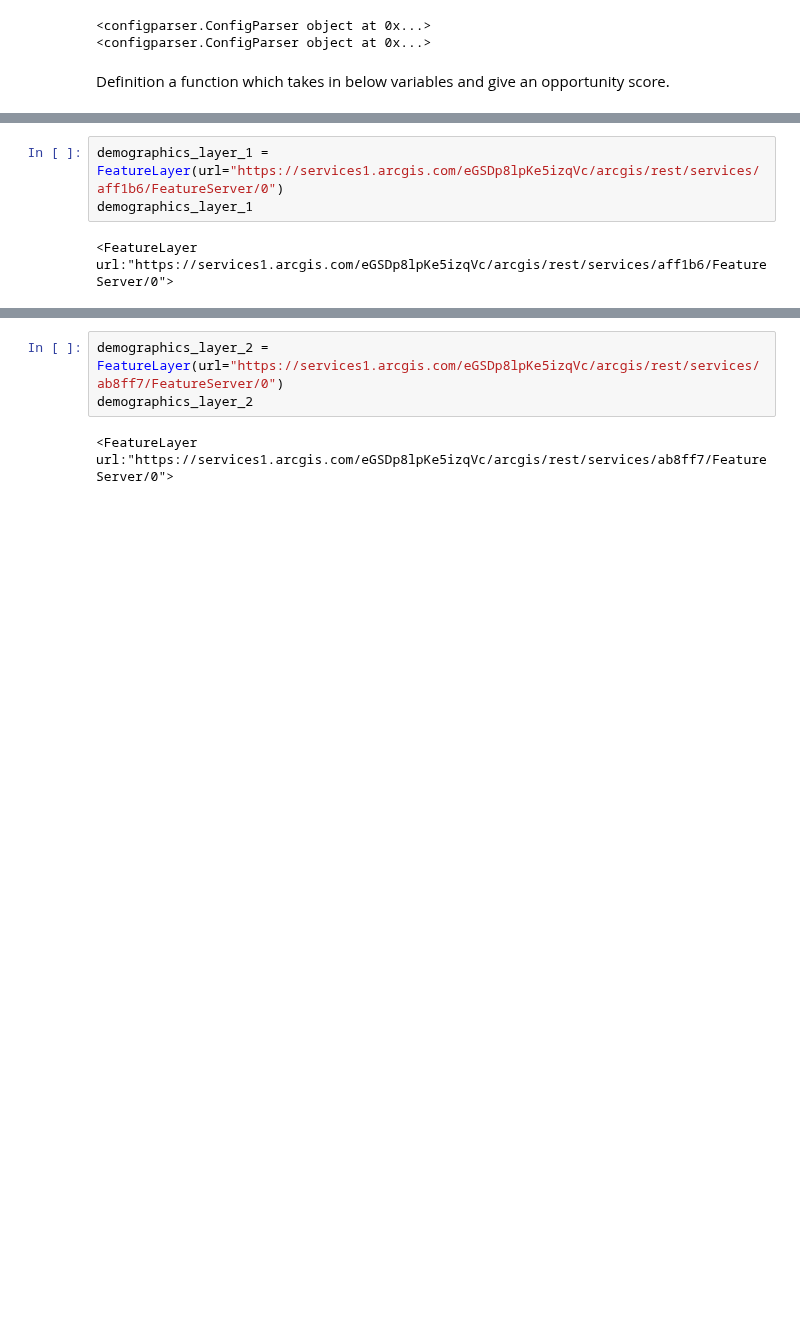
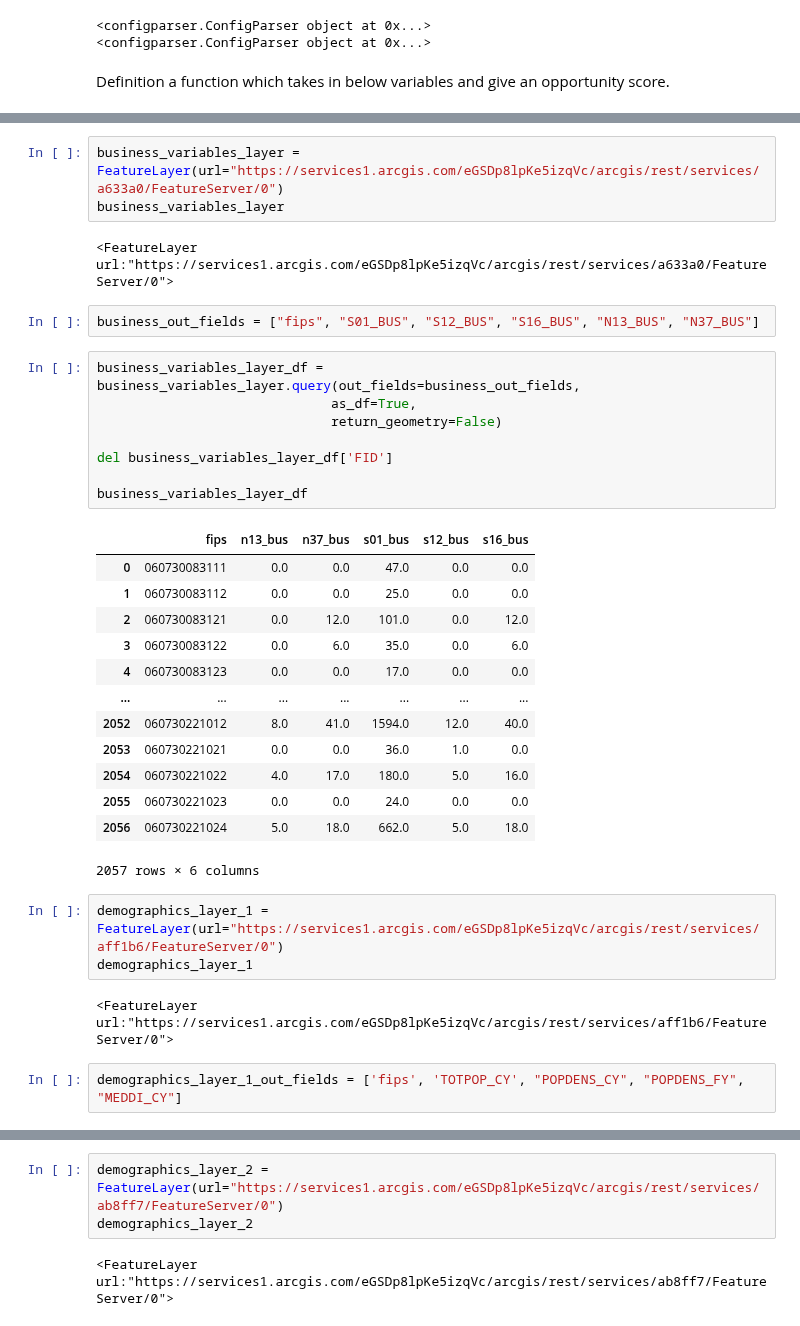
Before and after one commit to amoltkale/ai_chatbot_food_knowledge_graph, a Jupyter notebook: arc_gis/resource_data_creation/opportunity_and_competition_level_score.ipynb, the cells around one changed output, grey strips where cells are left out. Saved outputs shown, nothing was run; the diff lists cells and outputs as text; blank space fills up the shorter version.

```diff
--- a/arc_gis/resource_data_creation/opportunity_and_competition_level_score.ipynb
+++ b/arc_gis/resource_data_creation/opportunity_and_competition_level_score.ipynb
@@ -30,5 +64,36 @@ consumer_spending_layer
+# %%
+business_variables_layer = FeatureLayer(url="https://services1.arcgis.com/eGSDp8lpKe5izqVc/arcgis/rest/services/a633a0/FeatureServer/0")
+business_variables_layer
+# %% [output]
+<FeatureLayer url:"https://services1.arcgis.com/eGSDp8lpKe5izqVc/arcgis/rest/services/a633a0/FeatureServer/0">
+# %%
+business_out_fields = ["fips", "S01_BUS", "S12_BUS", "S16_BUS", "N13_BUS", "N37_BUS"]
+# %%
+business_variables_layer_df = business_variables_layer.query(out_fields=business_out_fields,
+                              as_df=True,
+                              return_geometry=False)
+
+del business_variables_layer_df['FID']
+
+business_variables_layer_df
+# %% [output]
+|  | fips | n13_bus | n37_bus | s01_bus | s12_bus | s16_bus |
+| 0 | 060730083111 | 0.0 | 0.0 | 47.0 | 0.0 | 0.0 |
+| 1 | 060730083112 | 0.0 | 0.0 | 25.0 | 0.0 | 0.0 |
+| 2 | 060730083121 | 0.0 | 12.0 | 101.0 | 0.0 | 12.0 |
+| 3 | 060730083122 | 0.0 | 6.0 | 35.0 | 0.0 | 6.0 |
+| 4 | 060730083123 | 0.0 | 0.0 | 17.0 | 0.0 | 0.0 |
+| ... | ... | ... | ... | ... | ... | ... |
+| 2052 | 060730221012 | 8.0 | 41.0 | 1594.0 | 12.0 | 40.0 |
+| 2053 | 060730221021 | 0.0 | 0.0 | 36.0 | 1.0 | 0.0 |
+| 2054 | 060730221022 | 4.0 | 17.0 | 180.0 | 5.0 | 16.0 |
+| 2055 | 060730221023 | 0.0 | 0.0 | 24.0 | 0.0 | 0.0 |
+| 2056 | 060730221024 | 5.0 | 18.0 | 662.0 | 5.0 | 18.0 |
+2057 rows × 6 columns
 # %%
 demographics_layer_1 = FeatureLayer(url="https://services1.arcgis.com/eGSDp8lpKe5izqVc/arcgis/rest/services/aff1b6/FeatureServer/0")
 demographics_layer_1
 # %% [output]
 <FeatureLayer url:"https://services1.arcgis.com/eGSDp8lpKe5izqVc/arcgis/rest/services/aff1b6/FeatureServer/0">
+# %%
+demographics_layer_1_out_fields = ['fips', 'TOTPOP_CY', "POPDENS_CY", "POPDENS_FY", "MEDDI_CY"]
```
Also changed, not shown: parts of 30 cells of this notebook.
